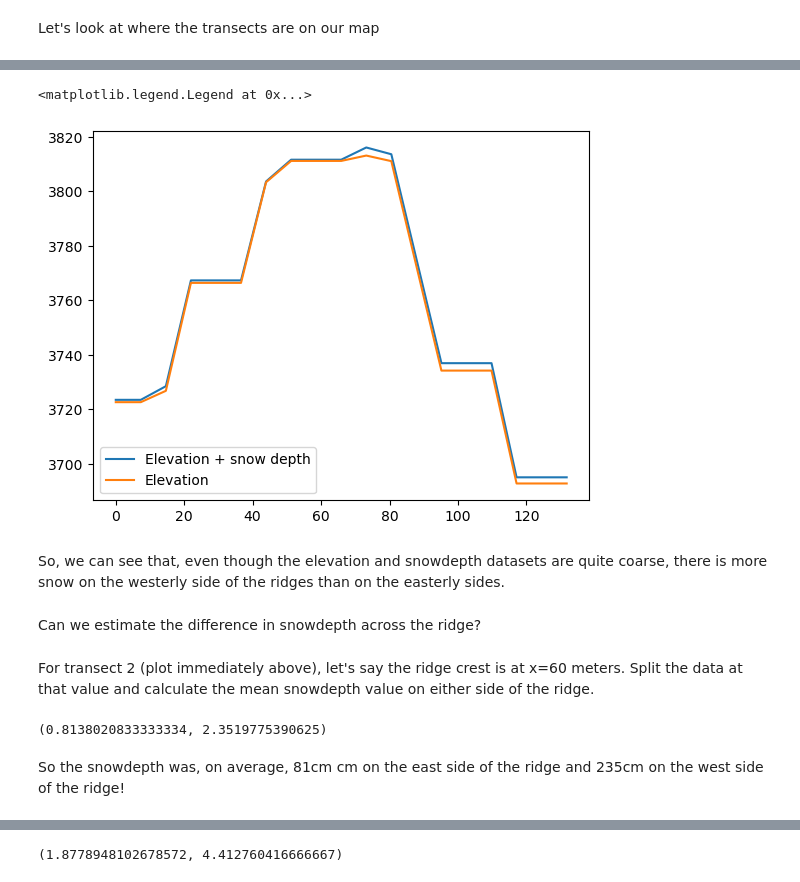
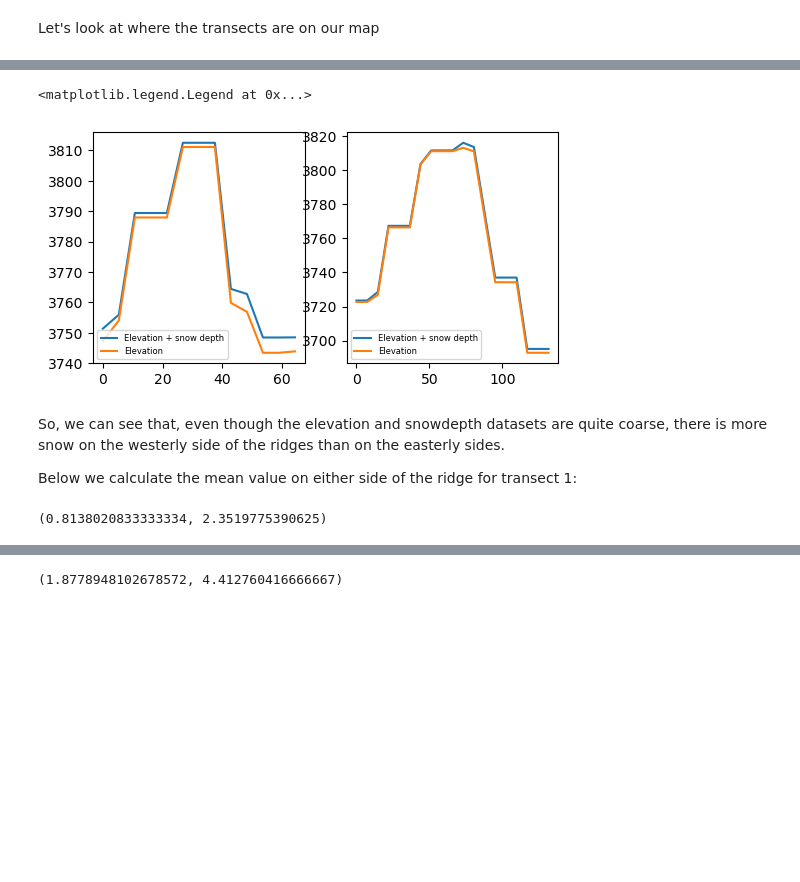
Before and after one commit to Mountain-Hydrology-Research-Group/snow-hydrology, a Jupyter notebook: modules/lab6/lab6-2.ipynb, the cells around one changed output, grey strips where cells are left out. Saved outputs shown, nothing was run; the diff lists cells and outputs as text; code cells hidden in the pictures; blank space fills up the shorter version.

```diff
--- a/modules/lab6/lab6-2.ipynb
+++ b/modules/lab6/lab6-2.ipynb
@@ -295,22 +288,33 @@ transect2_xdistance_values = np.arange(0, len(transects.geometry[1].coords)) * r
-# %%
-plt.plot(
-    transect2_xdistance_values,
-    transect2_snowdepth_values,
-    label='Elevation + snow depth'
-)
-plt.plot(
-    transect2_xdistance_values,
-    transect2_elevation_values,
-    label='Elevation'
-)
-plt.legend()
-# %% [output]
-<matplotlib.legend.Legend at 0x...>
-[figure, removed]
+# %%
+fig, axes = plt.subplots(1, 2, figsize=(6,3))
+axes[0].plot(
+    transect1_xdistance_values,
+    transect1_snowdepth_values,
+    label='Elevation + snow depth'
+)
+axes[0].plot(
+    transect1_xdistance_values,
+    transect1_elevation_values,
+    label='Elevation'
+)
+axes[0].legend(fontsize=6)
+
+axes[1].plot(
+    transect2_xdistance_values,
+    transect2_snowdepth_values,
+    label='Elevation + snow depth'
+)
+axes[1].plot(
+    transect2_xdistance_values,
+    transect2_elevation_values,
+    label='Elevation'
+)
+axes[1].legend(fontsize=6)
+# %% [output]
+<matplotlib.legend.Legend at 0x...>
+[figure, added]
 # %% [markdown]
 So, we can see that, even though the elevation and snowdepth datasets are quite coarse, there is more snow on the westerly side of the ridges than on the easterly sides.
+
+Below we calculate the mean value on either side of the ridge for transect 1:
-# %% [markdown]
-Can we estimate the difference in snowdepth across the ridge?
-# %% [markdown]
-For transect 2 (plot immediately above), let's say the ridge crest is at x=60 meters. Split the data at that value and calculate the mean snowdepth value on either side of the ridge.
 # %%
@@ -321,5 +326,3 @@ west_side_mean_snowdepth = (transect2_snowdepth_values[9:] - transect2_elevation
 east_side_mean_snowdepth, west_side_mean_snowdepth
 # %% [output]
 (0.8138020833333334, 2.3519775390625)
-# %% [markdown]
-So the snowdepth was, on average, 81cm cm on the east side of the ridge and 235cm on the west side of the ridge!
```
Also changed, not shown: parts of 42 cells of this notebook, 5 other files.
